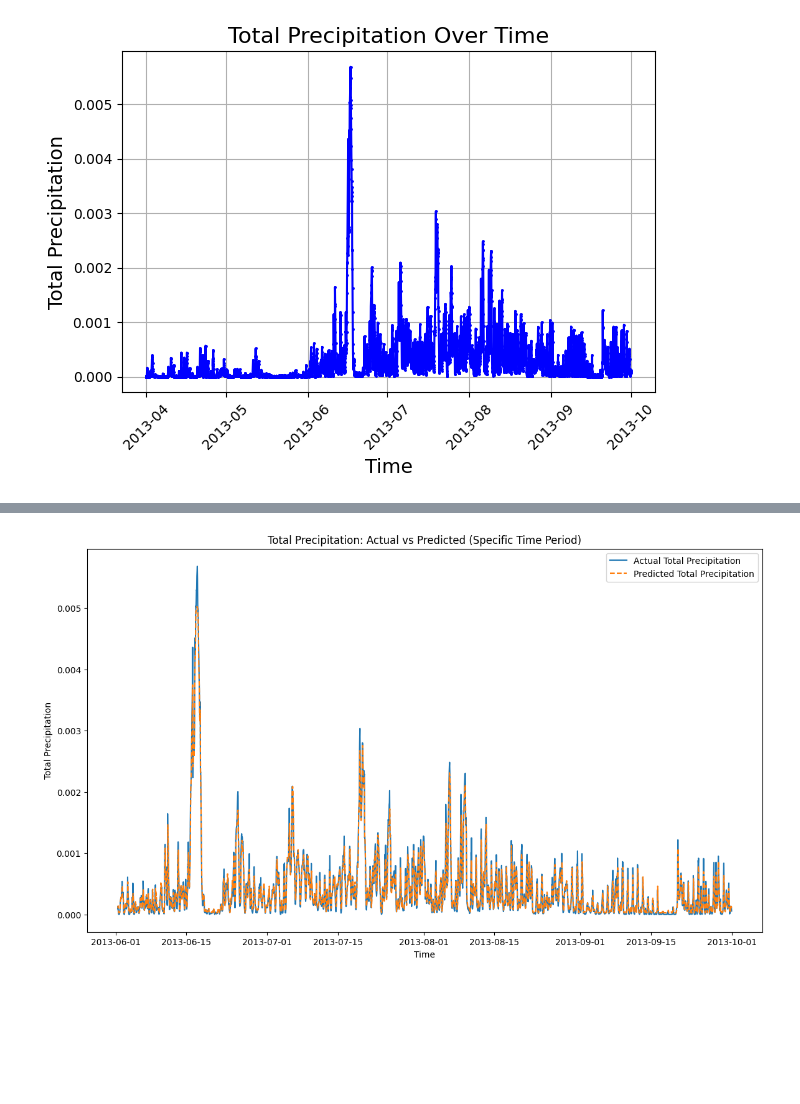
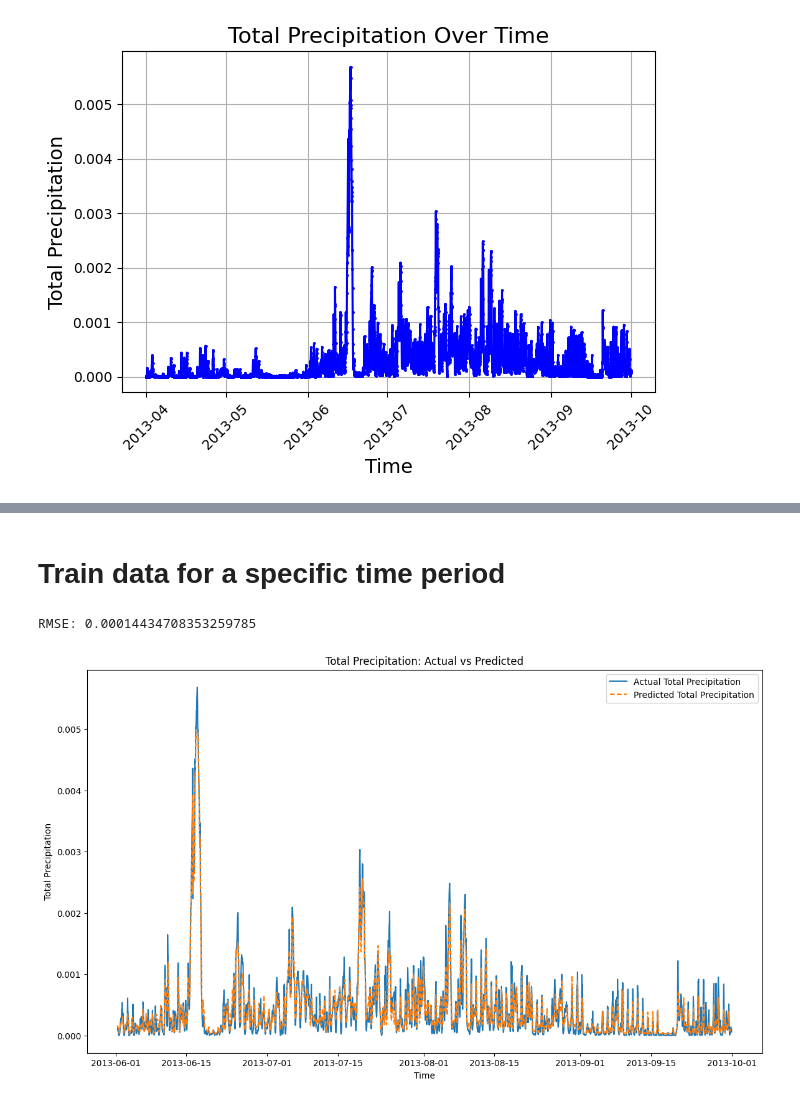
Before and after one commit to sidhu2690/ERA5, a Jupyter notebook: Simple_model.ipynb, the cells around one changed output, grey strips where cells are left out. Saved outputs shown, nothing was run; the diff lists cells and outputs as text; code cells hidden in the pictures; blank space fills up the shorter version.

```diff
--- a/Simple_model.ipynb
+++ b/Simple_model.ipynb
@@ -161,8 +174,5 @@ X_test, y_test = test.drop(columns='tp'), test['tp']
 # %%
-import xgboost as xgb
-from sklearn.metrics import mean_squared_error
-
-model = xgb.XGBRegressor(objective='reg:squarederror', n_estimators=1000, learning_rate=0.01, max_depth=6)
+model = xgb.XGBRegressor(objective='reg:squarederror', n_estimators=1000, learning_rate=0.01, max_depth=5)
 model.fit(X_train, y_train, eval_set=[(X_test, y_test)], early_stopping_rounds=50, verbose=False)
 
 y_pred = model.predict(X_test)
@@ -184,18 +253,31 @@ plt.show()
+# %% [markdown]
+# Train data for a specific time period
+# %%
+# Define the desired time range
+start_date = '2013-06-01'
+end_date = '2024-07-10'
+
+train_df_filtered = df[start_date:end_date]
+
+lags = 10
+train_df_lagged = create_lagged_features(train_df_filtered, lags=lags)
+
+X_train = train_df_lagged.drop(columns=['tp'])
+y_train = train_df_lagged['tp']
+
+
+tp_predictions = model.predict(X_train)
+rmse = mean_squared_error(y_train, tp_predictions, squared=False)
 # %%
-start_date = '2013-06-01'
-end_date = '2024-07-10'
-
-input_features = create_lagged_features(df.loc[start_date:end_date], lags=lags)
-X_specific = input_features.drop(columns='tp')
-y_specific_pred = model.predict(X_specific)
-
+print(f'RMSE: {rmse}')
 plt.figure(figsize=(14, 8))
-plt.plot(input_features.index, input_features['tp'], label='Actual Total Precipitation')
-plt.plot(input_features.index, y_specific_pred, label='Predicted Total Precipitation', linestyle='dashed')
-plt.title('Total Precipitation: Actual vs Predicted (Specific Time Period)')
+plt.plot(y_train.index, y_train, label='Actual Total Precipitation')
+plt.plot(y_train.index, tp_predictions, label='Predicted Total Precipitation', linestyle='dashed')
+plt.title('Total Precipitation: Actual vs Predicted')
 plt.xlabel('Time')
 plt.ylabel('Total Precipitation')
 plt.legend()
 plt.show()
 # %% [output]
+RMSE: 0.00014434708353259785
-[figure, old version]
+[figure, new version]
```
Also changed, not shown: parts of 16 cells of this notebook.
